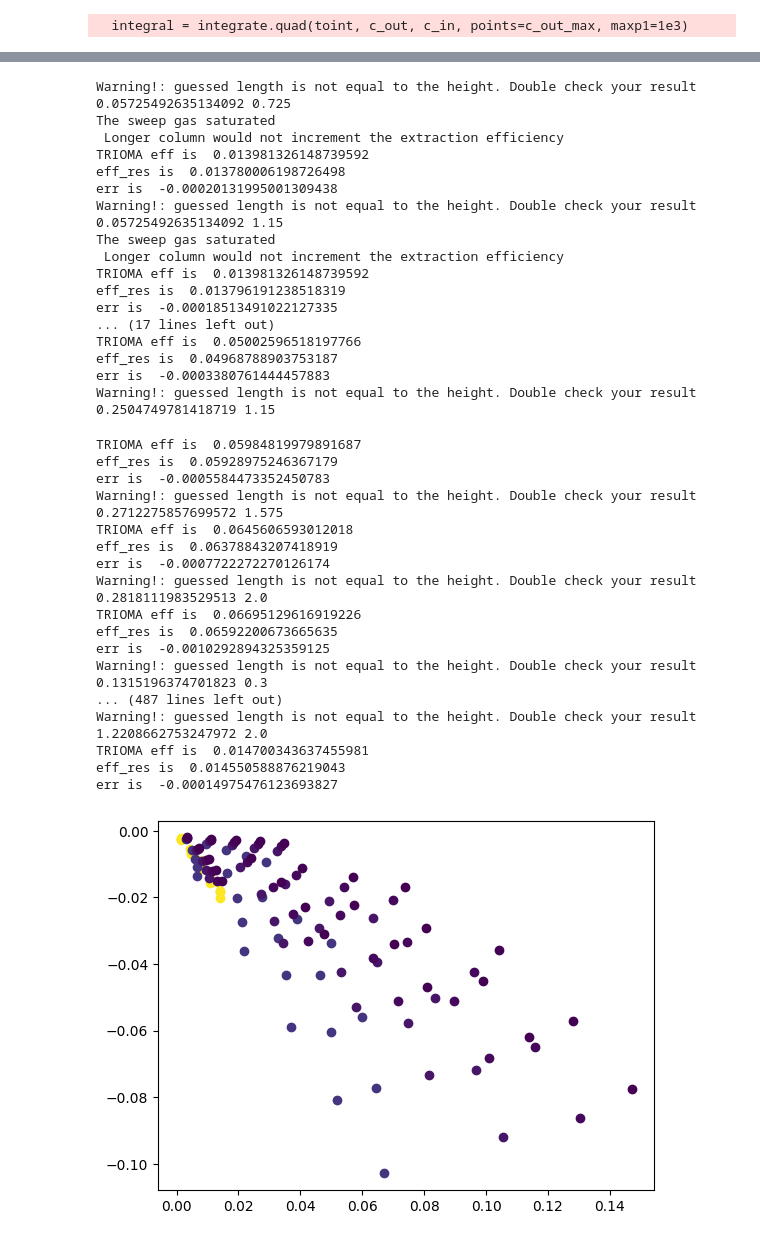
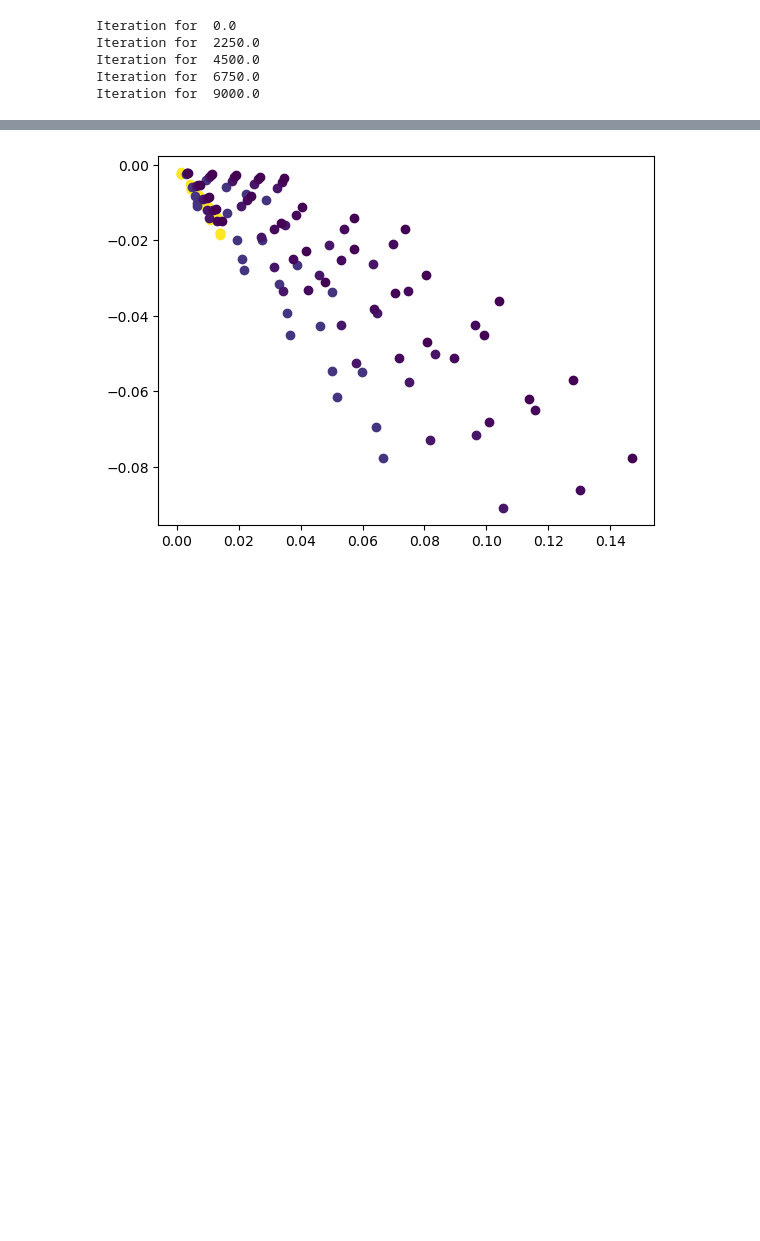
Before and after one commit to gabriele-ferrero/TRIOMA_Verification, a Jupyter notebook: GLC_Verification/GLC_ms.ipynb, the cells around one changed output, grey strips where cells are left out. Cells and saved outputs as stored; diff of their text form; code cells hidden in the pictures; blank space fills up the shorter version.

```diff
--- a/GLC_Verification/GLC_ms.ipynb
+++ b/GLC_Verification/GLC_ms.ipynb
@@ -1,9 +1,15 @@
 # %%
-from TRIOMA.tools.component_tools import GLC,GLC_Gas,Fluid
+import sys
+
+
+
+from TRIOMA.tools.Extractors.GasLiquidContactor import GLC,GLC_Gas,Fluid
+# from TRIOMA.tools.component_tools import GLC,GLC_Gas,Fluid
 import numpy as np
 import matplotlib.pyplot as plt
 import mph
 R_const=8.31
+
 T = 673
 Z = 0.8
 R = 0.03
@@ -14,10 +20,14 @@ p_in = 1E4
 B_vec = []
 kl_vec = []
 client=mph.start()
-model = client.load('GenericMSGLC.mph')
+model = client.load("GenericMSGLC.mph")
+    # computation
+
+
 p_in_g_v=np.linspace(0,9000,5)
 scatter_mat = np.empty((0, 5))
 for p_in_g in p_in_g_v:
+    print("Iteration for ",p_in_g)
     for i in range(len(Q_gas)):
         SweepGas=GLC_Gas(G_gas=Q_gas[i],pg_in=p_in_g,p_tot=1.5E5)
         FLiBe=Fluid(Solubility=7.9E-2*np.exp(-35E3/R_const/T),MS=True )
@@ -48,14 +58,18 @@ for p_in_g in p_in_g_v:
                 eff_coms=model.evaluate("eff")
                 eff_res=eff_coms
                 err=eff_res-eff
-                print("TRIOMA eff is ",eff)
-                print("eff_res is ",eff_res)
-                print("err is ",err)
+                # print("TRIOMA eff is ",eff)
+                # print("eff_res is ",eff_res)
+                # print("err is ",err)
                 err_v.append(err)
                 plt.scatter( eff,err*100, c=Q_l/Q_gas[i], cmap='viridis', norm=norm)
                 new_row=np.array([height,p_in_g,Q_gas[i],err,eff])
                 scatter_mat = np.vstack((scatter_mat, new_row))  # Append the new row
-
+client.remove(model)
 plt.show()
 # %% [output]
-  integral = integrate.quad(toint, c_out, c_in, points=c_out_max, maxp1=1e3)
+Iteration for  0.0
+Iteration for  2250.0
+Iteration for  4500.0
+Iteration for  6750.0
+Iteration for  9000.0
@@ -71,38 +76,4 @@ err is  -0.00015494699313320717
-Warning!: guessed length is not equal to the height. Double check your result 0.05725492635134092 0.725
-The sweep gas saturated
- Longer column would not increment the extraction efficiency
-TRIOMA eff is  0.013981326148739592
-eff_res is  0.013780006198726498
-err is  -0.00020131995001309438
-Warning!: guessed length is not equal to the height. Double check your result 0.05725492635134092 1.15
-The sweep gas saturated
- Longer column would not increment the extraction efficiency
-TRIOMA eff is  0.013981326148739592
-eff_res is  0.013796191238518319
-err is  -0.00018513491022127335
-... (17 lines left out)
-TRIOMA eff is  0.05002596518197766
-eff_res is  0.04968788903753187
-err is  -0.0003380761444457883
-Warning!: guessed length is not equal to the height. Double check your result 0.2504749781418719 1.15
-TRIOMA eff is  0.05984819979891687
-eff_res is  0.05928975246367179
-err is  -0.0005584473352450783
-Warning!: guessed length is not equal to the height. Double check your result 0.2712275857699572 1.575
-TRIOMA eff is  0.0645606593012018
-eff_res is  0.06378843207418919
-err is  -0.0007722272270126174
-Warning!: guessed length is not equal to the height. Double check your result 0.2818111983529513 2.0
-TRIOMA eff is  0.06695129616919226
-eff_res is  0.06592200673665635
-err is  -0.0010292894325359125
-Warning!: guessed length is not equal to the height. Double check your result 0.1315196374701823 0.3
-... (487 lines left out)
-Warning!: guessed length is not equal to the height. Double check your result 1.2208662753247972 2.0
-TRIOMA eff is  0.014700343637455981
-eff_res is  0.014550588876219043
-err is  -0.00014975476123693827
-[figure, old version]
+[figure, new version]
 # %%
 Melodie.inspect()
 # %% [output]
```
Also changed, not shown: parts of 3 cells of this notebook, 2 other files.
